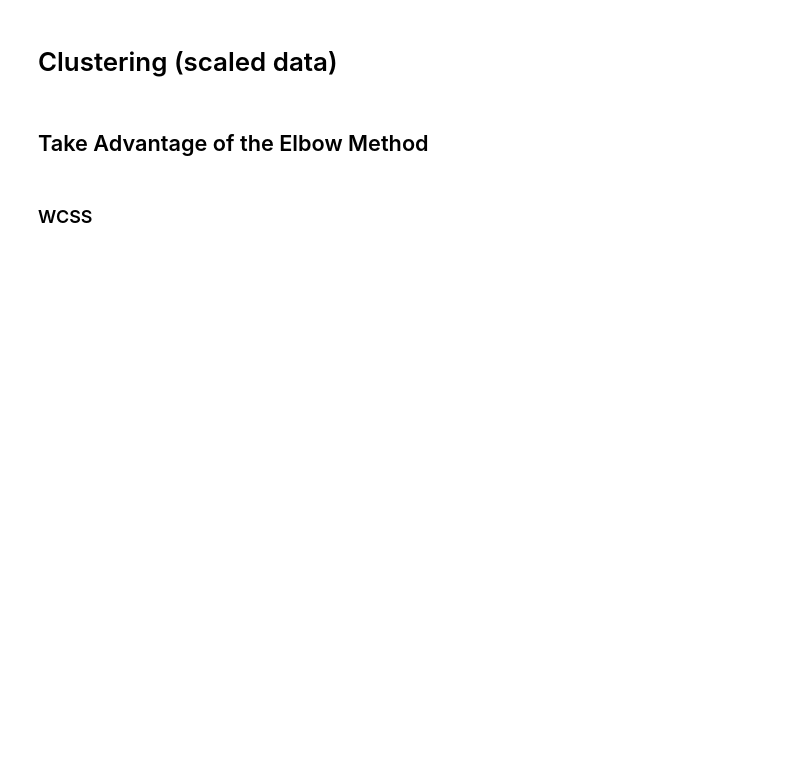
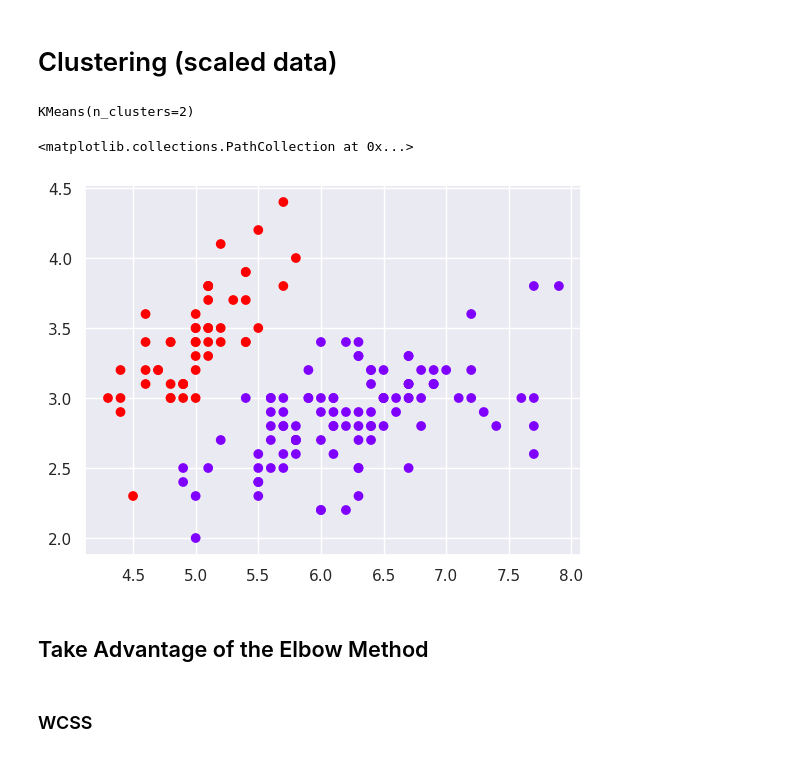
Before and after one commit to Korniev/Data-Sciense, a Jupyter notebook: udemy/Cluster_analysis_with_Kmeans.ipynb, the cells around one changed output. Cells and saved outputs as stored; diff of their text form; code cells hidden in the pictures; blank space fills up the shorter version.

```diff
--- a/udemy/Cluster_analysis_with_Kmeans.ipynb
+++ b/udemy/Cluster_analysis_with_Kmeans.ipynb
@@ -32,3 +80,8 @@ Separate the original data into 2 clusters.
 # Standardize the variables
 # %% [markdown]
 Import and use the <i> method </i> function from sklearn to standardize the data.
+# %%
+from sklearn.preprocessing import scale
+# scale the data for better results
+x_scaled = scale(dataset)
+x_scaled
@@ -35,5 +106,23 @@ Import and use the <i> method </i> function from sklearn to standardize the data
 # %% [markdown]
 # Clustering (scaled data)
+# %%
+# create a k-means object with 2 clusters
+kmeans_scaled = KMeans(2)
+# fit the data
+kmeans_scaled.fit(x_scaled)
+# %% [output]
+KMeans(n_clusters=2)
+# %%
+# create a copy of data, so we can see the clusters next to the original data
+clusters_scaled = dataset.copy()
+# predict the cluster for each observation
+clusters_scaled['cluster_pred']=kmeans_scaled.fit_predict(x_scaled)
+# %%
+# create a scatter plot based on two corresponding features (sepal_length and sepal_width; OR petal_length and petal_width)
+plt.scatter(clusters_scaled['sepal_length'], clusters_scaled['sepal_width'], c= clusters_scaled ['cluster_pred'], cmap = 'rainbow')
+# %% [output]
+<matplotlib.collections.PathCollection at 0x...>
+[figure, added]
 # %% [markdown]
 ## Take Advantage of the Elbow Method
 # %% [markdown]
```
Also changed, not shown: parts of 39 cells of this notebook.
